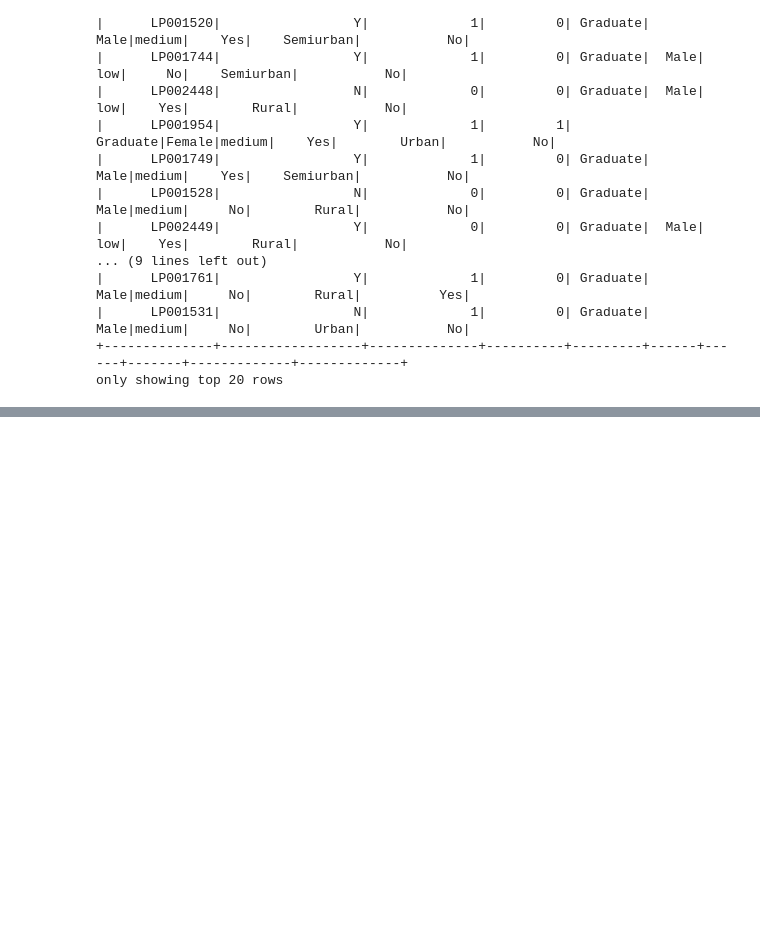
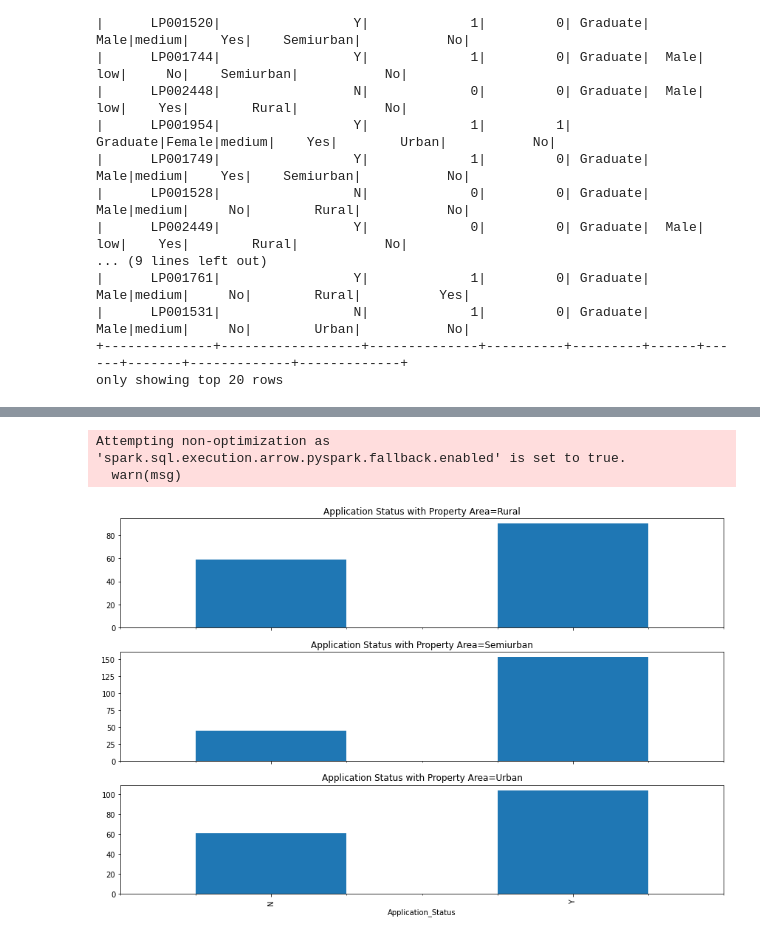
Before and after one commit to lekhuv/DataEngineering-Capstone-Project, a Jupyter notebook: LoanDataVisualization.ipynb, the cells around one changed output, grey strips where cells are left out. Saved outputs shown, nothing was run; the diff lists cells and outputs as text; code cells hidden in the pictures; blank space fills up the shorter version.

```diff
--- a/LoanDataVisualization.ipynb
+++ b/LoanDataVisualization.ipynb
@@ -52,0 +111,19 @@ Attempting non-optimization as 'spark.sql.execution.arrow.pyspark.fallback.enabl
+# %%
+df_loan_pd= df_loan \
+        .groupBy('Property_Area', 'Application_Status') \
+        .agg(count('Application_ID').alias('Transaction Count')) \
+        .sort('Property_Area', 'Application_Status').toPandas()
+
+g = df_loan_pd.groupby('Property_Area')
+fig, axes = plt.subplots(g.ngroups, sharex=True, figsize=(12, 8))
+
+for i, (Property_Area, d) in enumerate(g):
+    ax = d.plot.bar(x='Application_Status', y='Transaction Count', ax=axes[i], title=Property_Area)
+    ax.legend().remove()
+    ax.set_title('Application Status with Property Area=%s'%Property_Area)
+
+fig.tight_layout()
+# %% [output]
+Attempting non-optimization as 'spark.sql.execution.arrow.pyspark.fallback.enabled' is set to true.
+  warn(msg)
+[figure, added]
```
Also changed, not shown: parts of 5 cells of this notebook.
